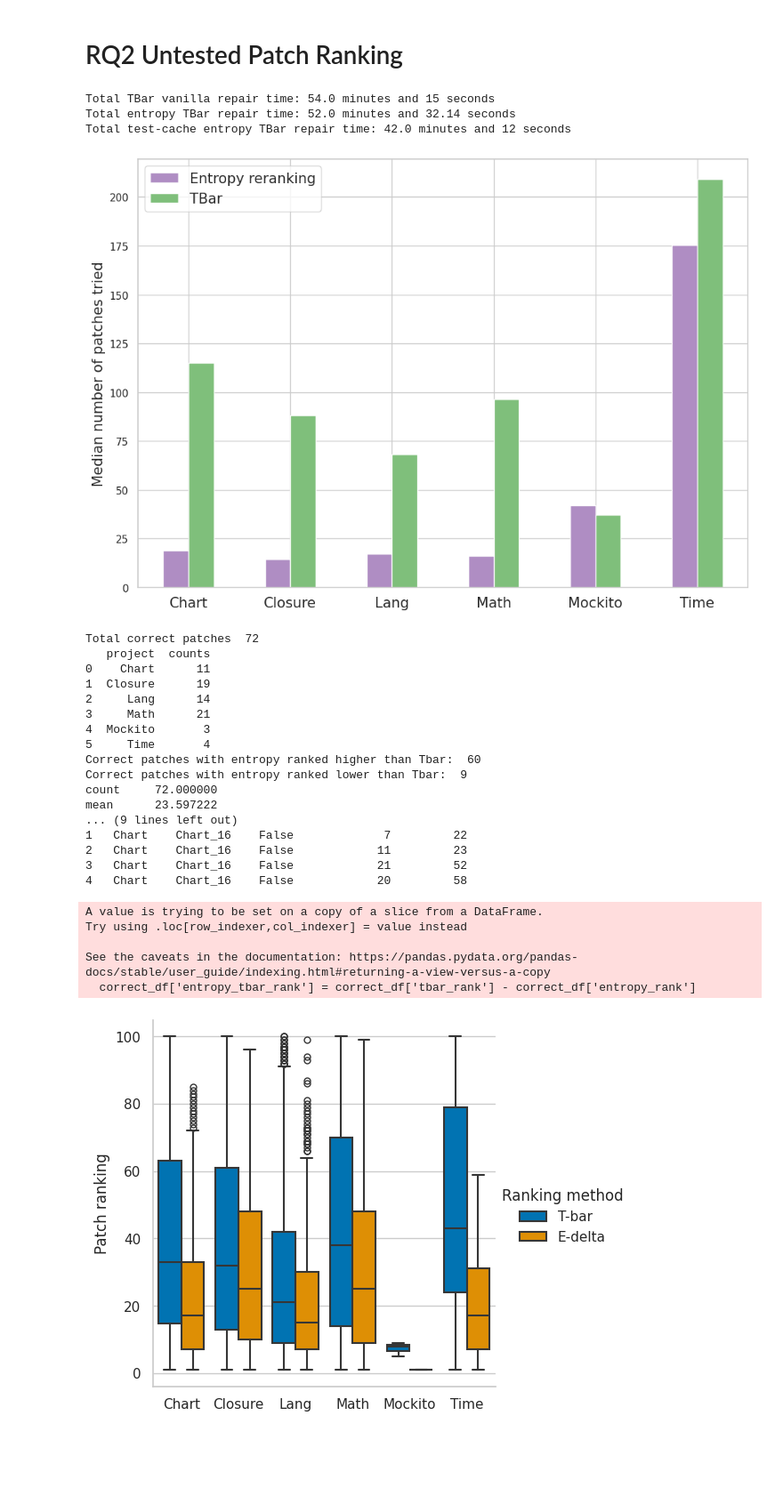
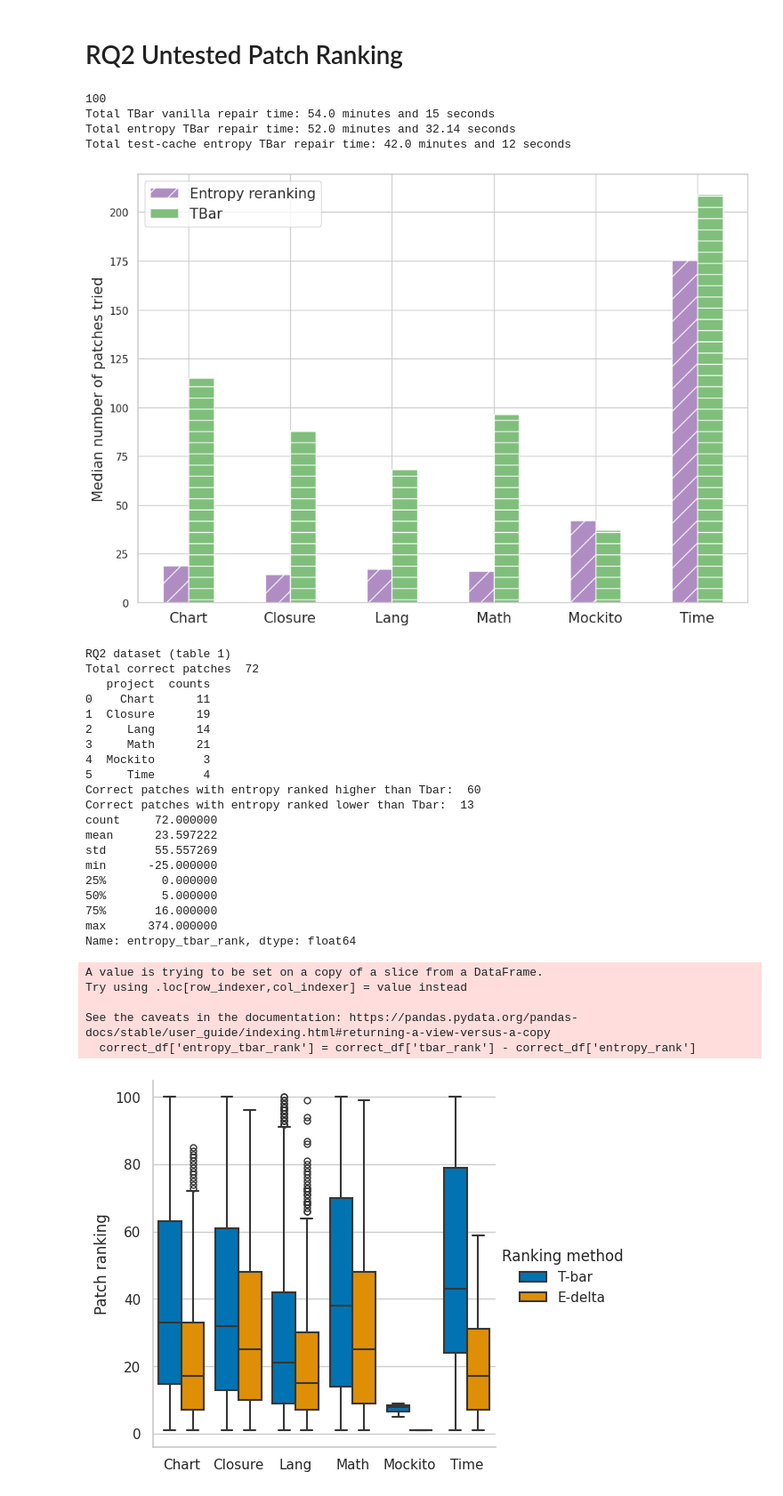
Before and after one commit to squaresLab/entropy-apr-replication, a Jupyter notebook: analysis_notebooks/patch_analysis.ipynb, the cells around one changed output. Shown at 89% size. Drawn from its saved outputs; the diff is of its cells as text; code cells hidden in the pictures; blank space fills up the shorter version.

```diff
--- a/analysis_notebooks/patch_analysis.ipynb
+++ b/analysis_notebooks/patch_analysis.ipynb
@@ -59,6 +59,10 @@ df_merged['bug_id'] = df_merged['bug_id'].astype(str)
 
 df_merged['Defects4J Project'] = df_merged.bug_id.apply(lambda x: x.split('_')[0])
 
+#count number of bugs per project
+count_bugs = df_merged['Defects4J Project'].value_counts()
+print(sum(count_bugs))
+
 # remove bug_id column
 df_merged = df_merged.drop('bug_id', axis=1)
 
@@ -68,37 +72,40 @@ df_grouped = df_merged.groupby('Defects4J Project').median()
 sns.set(rc={'figure.figsize':(11.7,8.27)})
 sns.set_theme(style="whitegrid")
 # create a bar plot
-
 ax = df_grouped.plot(y=["tried_patch_entropy", "tried_patch_vanilla"], kind="bar", color=["#af8dc3", "#7fbf7b"], rot=0)
-# make all labels larger
+bars = ax.patches
+hatches = ''.join(h*len(df_grouped) for h in '/-')
+for bar, hatch in zip(bars, hatches):
+    bar.set_hatch(hatch)
 
 ax.set_xticklabels(df_grouped.index, rotation=0, fontsize="15")
 ax.set_ylabel('Median number of patches tried', fontsize="15")
 ax.set_xlabel('', fontsize="15")
 
 
 ax.legend(["Entropy reranking", "TBar"], fontsize="15")
 
 plt.savefig("plots/untested_num_patches.pdf", bbox_inches='tight')
 total_entropy_repair_time = df_entropy['repair_time_entropy'].sum()
 total_tbar_repair_time = df_tbar['repair_time_testcache'].sum()
 total_tbar_vanilla_repair_time = df_tbar_vanilla['repair_time_vanilla'].sum()
 total_entropy_repair_time = round(total_entropy_repair_time, 2)
 total_tbar_repair_time = round(total_tbar_repair_time, 2)
 total_tbar_vanilla_repair_time = round(total_tbar_vanilla_repair_time, 2)
 
 # convert time to minutes and seconds
 total_entropy_repair_time = f"{total_entropy_repair_time//60} minutes and {round(total_entropy_repair_time%60, 2)} seconds"
 total_tbar_repair_time = f"{total_tbar_repair_time//60} minutes and {round(total_tbar_repair_time%60)} seconds"
 total_tbar_vanilla_repair_time = f"{total_tbar_vanilla_repair_time//60} minutes and {round(total_tbar_vanilla_repair_time%60)} seconds"
 print(f"Total TBar vanilla repair time: {total_tbar_vanilla_repair_time}")
 print(f"Total entropy TBar repair time: {total_entropy_repair_time}")
 print(f"Total test-cache entropy TBar repair time: {total_tbar_repair_time}")
 # %% [output]
+100
 Total TBar vanilla repair time: 54.0 minutes and 15 seconds
 Total entropy TBar repair time: 52.0 minutes and 32.14 seconds
 Total test-cache entropy TBar repair time: 42.0 minutes and 12 seconds
-[figure, old version]
+[figure, new version]
 # %%
 sorteddf = df[['project_bug', 'entropy_rank', 'tbar_rank']]
 sorteddf = sorteddf.rename(columns={'tbar_rank': 'patch_id'})
@@ -127,14 +134,14 @@ patches_to_json.to_json('../TBar/entropy_patch_rank.json')
 # convert entropy rank to integer
 patchdf = df[['project', 'project_bug', 'correct', 'entropy_rank', 'tbar_rank']]
 correct_df = patchdf[(patchdf['correct'] == True)]
-
+print("RQ2 dataset (Table 1)")
 print('Total correct patches ' , len(correct_df))
 print(correct_df.groupby(['project']).size().reset_index(name='counts'))
 
 correct_and_entropy_lessthan_tbar = patchdf[(patchdf['correct'] == True) & (patchdf['entropy_rank'] <= patchdf['tbar_rank'])]
 print('Correct patches with entropy ranked higher than Tbar: ' , len(correct_and_entropy_lessthan_tbar))
 
-correct_and_entropy_morethan_tbar = patchdf[(patchdf['correct'] == True) & (patchdf['entropy_rank'] > patchdf['tbar_rank']) & (patchdf['tbar_rank'] > 1)]
+correct_and_entropy_morethan_tbar = patchdf[(patchdf['correct'] == True) & (patchdf['entropy_rank'] >= patchdf['tbar_rank']) & (patchdf['tbar_rank'] > 1)]
 print('Correct patches with entropy ranked lower than Tbar: ' , len(correct_and_entropy_morethan_tbar))
 
 correct_and_entropy_lessthan_tbar = correct_and_entropy_lessthan_tbar.groupby(['project']).size().reset_index(name='counts')
@@ -143,8 +150,8 @@ correct_and_entropy_morethan_tbar = correct_and_entropy_morethan_tbar.groupby(['
 
 correct_df['entropy_tbar_rank'] = correct_df['tbar_rank'] - correct_df['entropy_rank']
 print(correct_df['entropy_tbar_rank'].describe())
-print(patchdf.head())
 # %% [output]
+RQ2 dataset (table 1)
 Total correct patches  72
    project  counts
 0    Chart      11
@@ -154,14 +161,16 @@ Total correct patches  72
 4  Mockito       3
 5     Time       4
 Correct patches with entropy ranked higher than Tbar:  60
-Correct patches with entropy ranked lower than Tbar:  9
+Correct patches with entropy ranked lower than Tbar:  13
 count     72.000000
 mean      23.597222
-... (9 lines left out)
-1   Chart    Chart_16    False             7         22
-2   Chart    Chart_16    False            11         23
-3   Chart    Chart_16    False            21         52
-4   Chart    Chart_16    False            20         58
+std       55.557269
+min      -25.000000
+25%        0.000000
+50%        5.000000
+75%       16.000000
+max      374.000000
+Name: entropy_tbar_rank, dtype: float64
 A value is trying to be set on a copy of a slice from a DataFrame.
 Try using .loc[row_indexer,col_indexer] = value instead
 
```
Also changed, not shown: parts of 3 cells of this notebook, 3 other files.
